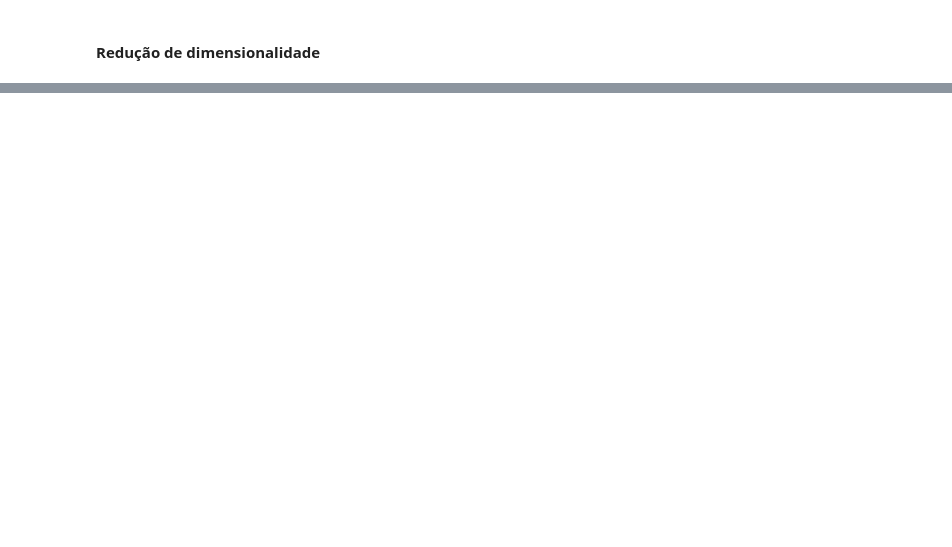
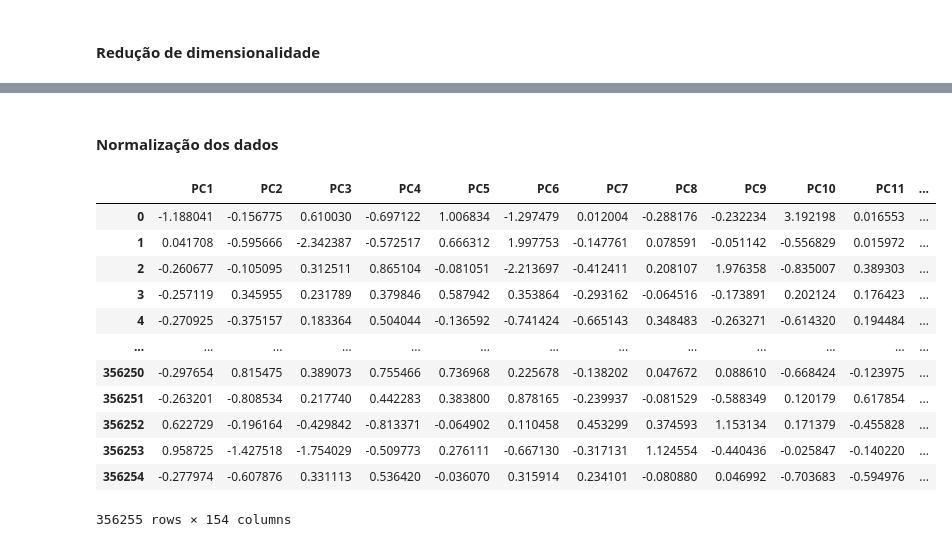
Before and after one commit to joaoserpellone/Previsao_Analise_credito, a Jupyter notebook: Pre_processamento.ipynb, the cells around one changed output, grey strips where cells are left out. Saved outputs shown, nothing was run; the diff lists cells and outputs as text; code cells hidden in the pictures; blank space fills up the shorter version.

```diff
--- a/Pre_processamento.ipynb
+++ b/Pre_processamento.ipynb
@@ -341,0 +375,25 @@ print(f"Conseguimos reduzir a dimensionalidade em {dados_padronizados.shape[1] -
+# %% [markdown]
+#### Normalização dos dados
+# %%
+# Aplicando o scalar
+scaler = StandardScaler()
+dados_scaled = scaler.fit_transform(df_pca_final)
+
+# Tranformando em df
+df_scaled_final = pd.DataFrame(data=dados_scaled, columns = pca_columns)
+
+display(df_scaled_final)
+# %% [output]
+|  | PC1 | PC2 | PC3 | PC4 | PC5 | PC6 | PC7 | PC8 | PC9 | PC10 | PC11 | ... |
+| 0 | -1.188041 | -0.156775 | 0.610030 | -0.697122 | 1.006834 | -1.297479 | 0.012004 | -0.288176 | -0.232234 | 3.192198 | 0.016553 | ... |
+| 1 | 0.041708 | -0.595666 | -2.342387 | -0.572517 | 0.666312 | 1.997753 | -0.147761 | 0.078591 | -0.051142 | -0.556829 | 0.015972 | ... |
+| 2 | -0.260677 | -0.105095 | 0.312511 | 0.865104 | -0.081051 | -2.213697 | -0.412411 | 0.208107 | 1.976358 | -0.835007 | 0.389303 | ... |
+| 3 | -0.257119 | 0.345955 | 0.231789 | 0.379846 | 0.587942 | 0.353864 | -0.293162 | -0.064516 | -0.173891 | 0.202124 | 0.176423 | ... |
+| 4 | -0.270925 | -0.375157 | 0.183364 | 0.504044 | -0.136592 | -0.741424 | -0.665143 | 0.348483 | -0.263271 | -0.614320 | 0.194484 | ... |
+| ... | ... | ... | ... | ... | ... | ... | ... | ... | ... | ... | ... | ... |
+| 356250 | -0.297654 | 0.815475 | 0.389073 | 0.755466 | 0.736968 | 0.225678 | -0.138202 | 0.047672 | 0.088610 | -0.668424 | -0.123975 | ... |
+| 356251 | -0.263201 | -0.808534 | 0.217740 | 0.442283 | 0.383800 | 0.878165 | -0.239937 | -0.081529 | -0.588349 | 0.120179 | 0.617854 | ... |
+| 356252 | 0.622729 | -0.196164 | -0.429842 | -0.813371 | -0.064902 | 0.110458 | 0.453299 | 0.374593 | 1.153134 | 0.171379 | -0.455828 | ... |
+| 356253 | 0.958725 | -1.427518 | -1.754029 | -0.509773 | 0.276111 | -0.667130 | -0.317131 | 1.124554 | -0.440436 | -0.025847 | -0.140220 | ... |
+| 356254 | -0.277974 | -0.607876 | 0.331113 | 0.536420 | -0.036070 | 0.315914 | 0.234101 | -0.080880 | 0.046992 | -0.703683 | -0.594976 | ... |
+356255 rows × 154 columns
```
Also changed, not shown: parts of 13 cells of this notebook.
